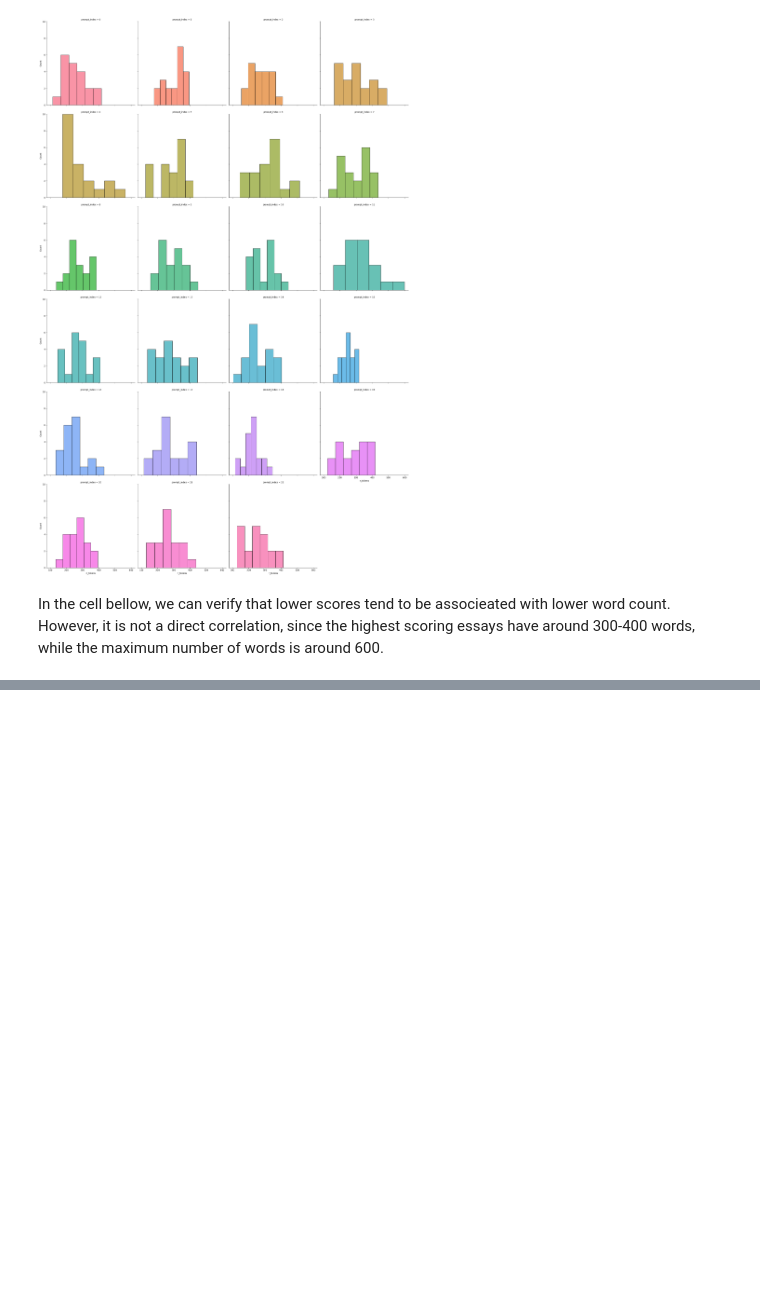
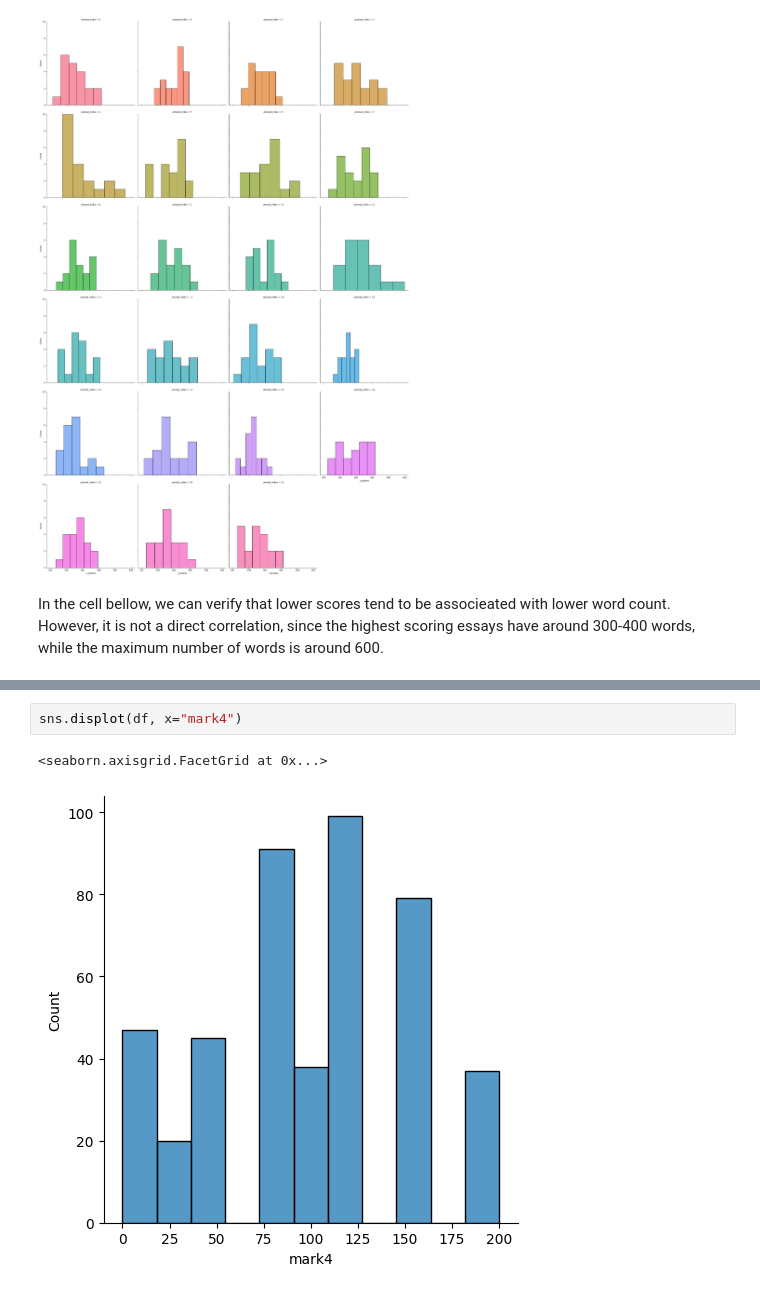
Before and after one commit to LaurenRolan/AESforENEM, a Jupyter notebook: 2. Visualization.ipynb, the cells around one changed output, grey strips where cells are left out. Drawn from its saved outputs; the diff is of its cells as text; blank space fills up the shorter version.

```diff
--- a/2. Visualization.ipynb
+++ b/2. Visualization.ipynb
@@ -143,0 +166,5 @@ sns.regplot(x=df['n_tokens'], y=df['total'])
+# %%
+sns.displot(df, x="mark4")
+# %% [output]
+<seaborn.axisgrid.FacetGrid at 0x...>
+[figure, added]
```
Also changed, not shown: parts of 7 cells of this notebook.
